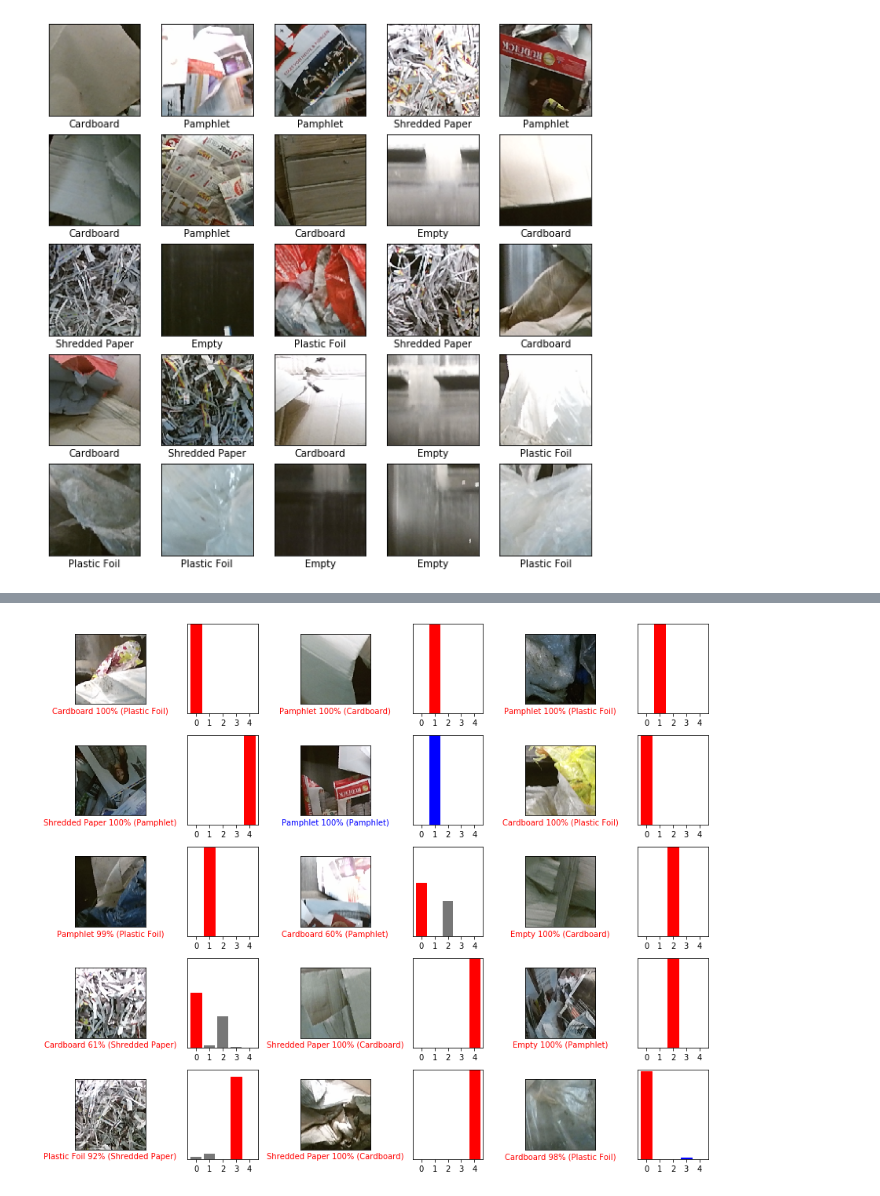
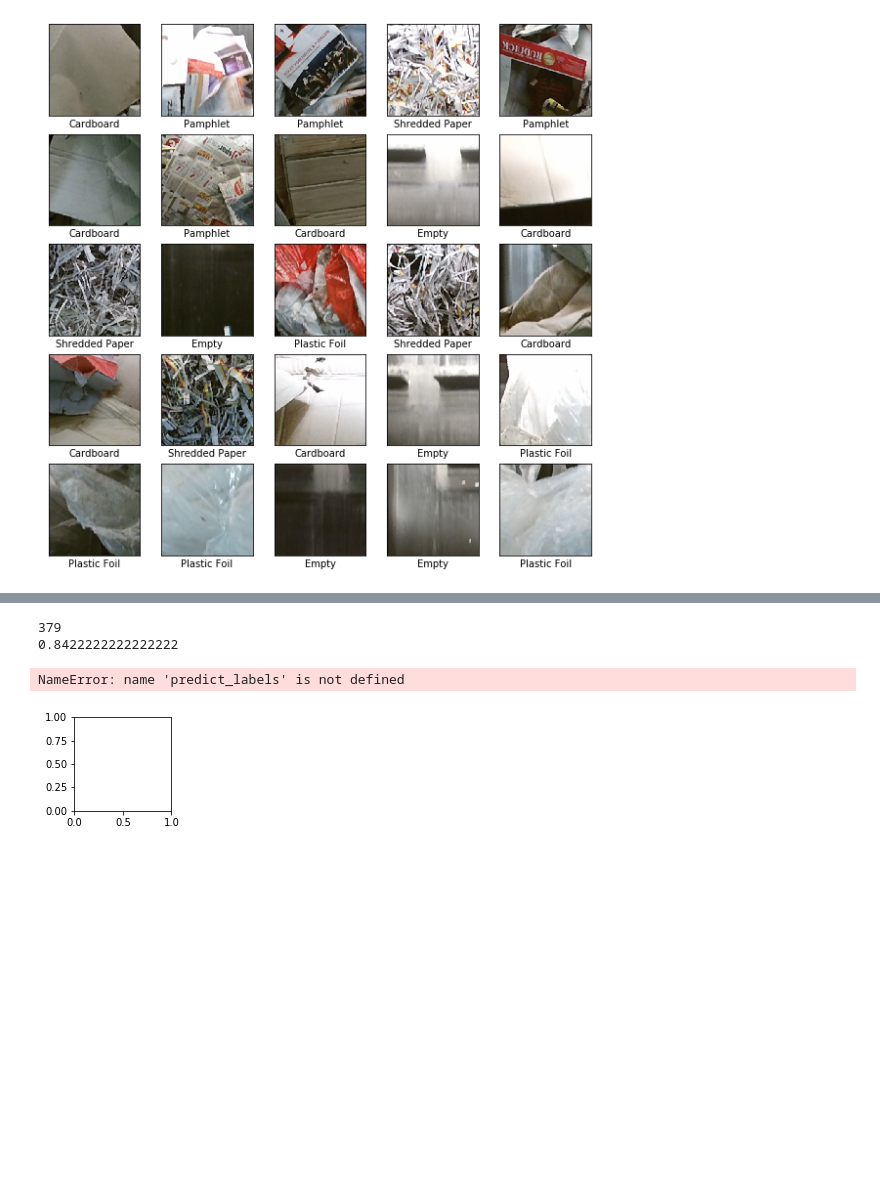
Before and after one commit to yxzhan/associative_deep_clustering, a Jupyter notebook: semisup/Keras_Alexnet.ipynb, the cells around one changed output, grey strips where cells are left out. Cells and saved outputs as stored; diff of their text form; code cells hidden in the pictures; blank space fills up the shorter version.

```diff
--- a/semisup/Keras_Alexnet.ipynb
+++ b/semisup/Keras_Alexnet.ipynb
@@ -195,3 +199,19 @@ predictions = model.predict(train_images)
+# %%
+pred_images, pred_labels = train_images, train_labels
+
+predictions = model.predict(pred_images)
+
+pred_len = len(predictions)
+count = 0
+for i in range(pred_len):
+    _label = np.argmax(pred_labels[i]) if ONE_HOT_LABEL else pred_labels[i]
+    if _label == np.argmax(predictions[i]):
+        count += 1
+print(count)
+print(count/pred_len)
+# %% [output]
+379
+0.8422222222222222
 # %%
 def plot_image(i, predictions_array, true_label, img):
   predictions_array, true_label, img = predictions_array, true_label[i], img[i]
@@ -229,16 +251,17 @@ def plot_value_array(i, predictions_array, true_label):
 # %%
 # Plot the first X test images, their predicted labels, and the true labels.
 # Color correct predictions in blue and incorrect predictions in red.
 num_rows = 5
-num_cols = 3
+num_cols = 2
 num_images = num_rows*num_cols
 plt.figure(figsize=(2*2*num_cols, 2*num_rows))
 for i in range(num_images):
   plt.subplot(num_rows, 2*num_cols, 2*i+1)
-  plot_image(i, predictions[i], test_labels, test_images)
+  plot_image(i, predictions[i], pred_labels, pred_images)
   plt.subplot(num_rows, 2*num_cols, 2*i+2)
-  plot_value_array(i, predictions[i], test_labels)
+  plot_value_array(i, predictions[i], pred_labels)
 plt.tight_layout()
 plt.show()
 # %% [output]
+NameError: name 'predict_labels' is not defined
-[figure, old version]
+[figure, new version]
```
Also changed, not shown: parts of 6 cells of this notebook.
